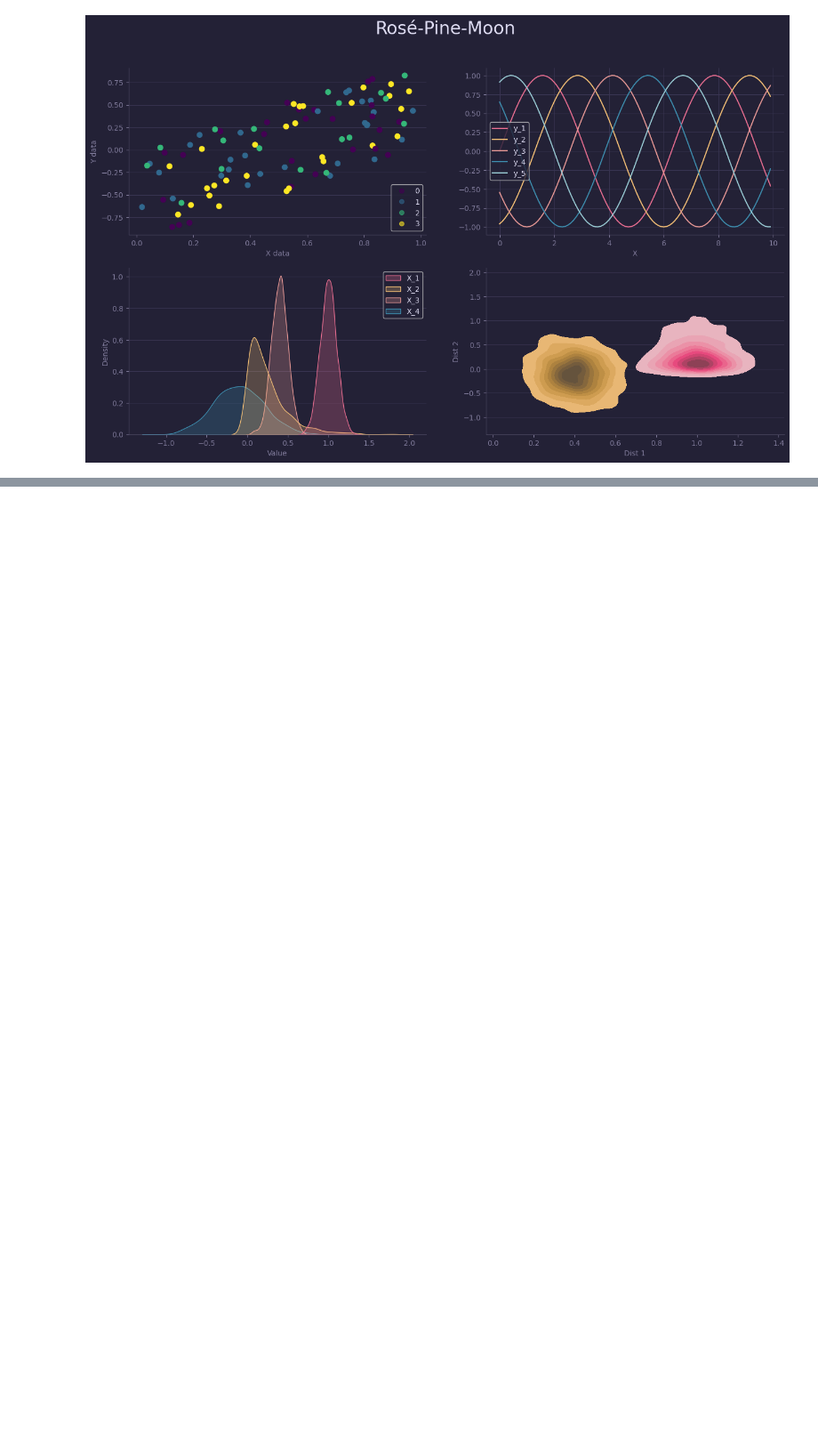
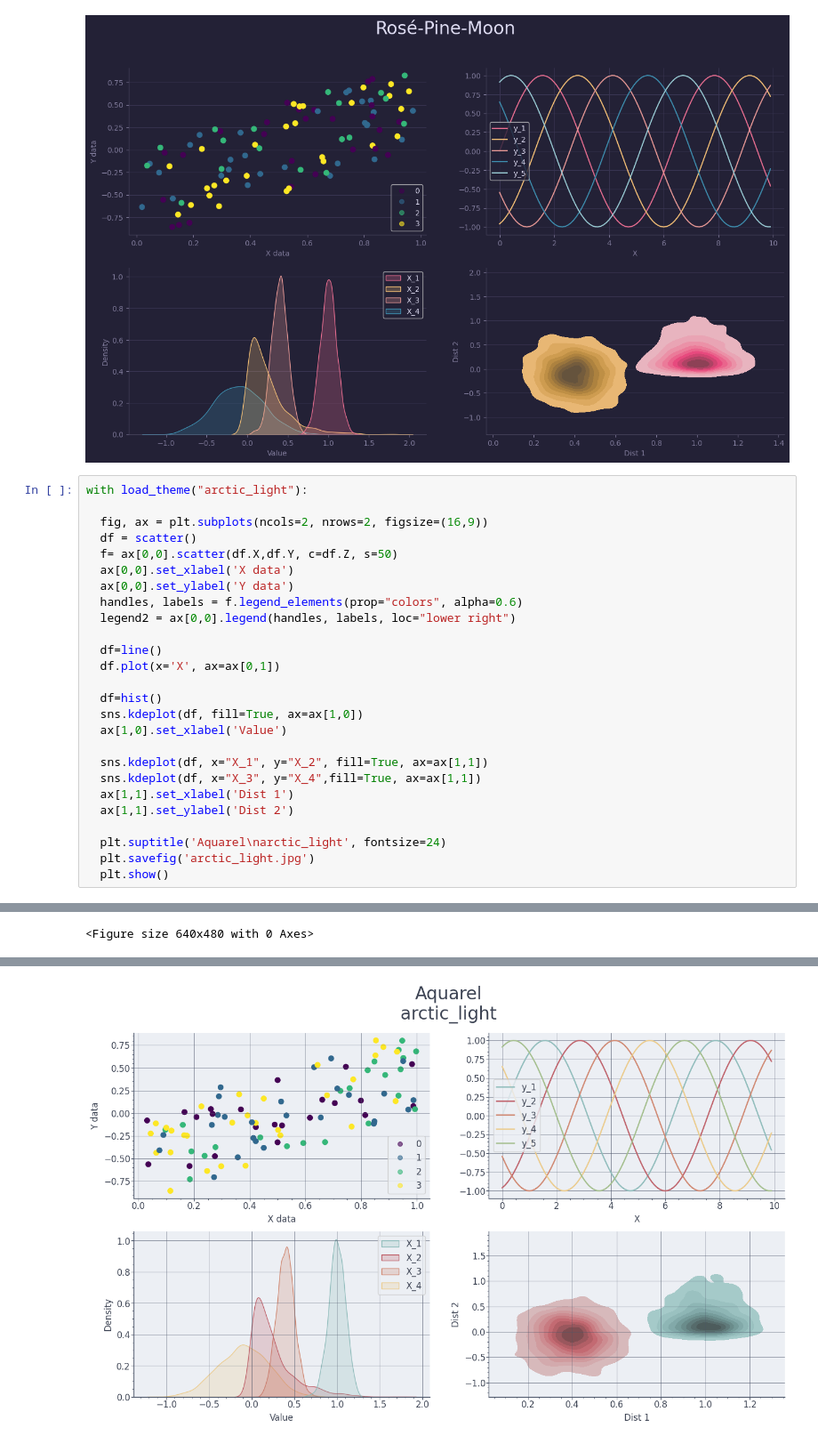
Before and after one commit to ajits-github/Matplotlib, a Jupyter notebook: Matplotlib.ipynb, the cells around one changed output, grey strips where cells are left out. Shown at 89% size. Drawn from its saved outputs; the diff is of its cells as text; blank space fills up the shorter version.

Commit message:
arctic light

```diff
--- a/Matplotlib.ipynb
+++ b/Matplotlib.ipynb
@@ -84,3 +84,30 @@ plt.savefig('rose-pine.jpg')
 plt.show()
 # %% [output]
 [figure]
+# %%
+with load_theme("arctic_light"):
+
+  fig, ax = plt.subplots(ncols=2, nrows=2, figsize=(16,9))
+  df = scatter()
+  f= ax[0,0].scatter(df.X,df.Y, c=df.Z, s=50)
+  ax[0,0].set_xlabel('X data')
+  ax[0,0].set_ylabel('Y data')
+  handles, labels = f.legend_elements(prop="colors", alpha=0.6)
+  legend2 = ax[0,0].legend(handles, labels, loc="lower right")
+
+  df=line()
+  df.plot(x='X', ax=ax[0,1])
+
+  df=hist()
+  sns.kdeplot(df, fill=True, ax=ax[1,0])
+  ax[1,0].set_xlabel('Value')
+
+  sns.kdeplot(df, x="X_1", y="X_2", fill=True, ax=ax[1,1])
+  sns.kdeplot(df, x="X_3", y="X_4",fill=True, ax=ax[1,1])
+  ax[1,1].set_xlabel('Dist 1')
+  ax[1,1].set_ylabel('Dist 2')
+
+  plt.suptitle('Aquarel\narctic_light', fontsize=24)
+  plt.savefig('arctic_light.jpg')
+  plt.show()
+# %% [output]
@@ -86,0 +131 @@ plt.show()
+<Figure size 640x480 with 0 Axes>
@@ -86,0 +149 @@ plt.show()
+[figure, added]
```
Also changed, not shown: parts of 1 cell of this notebook.
